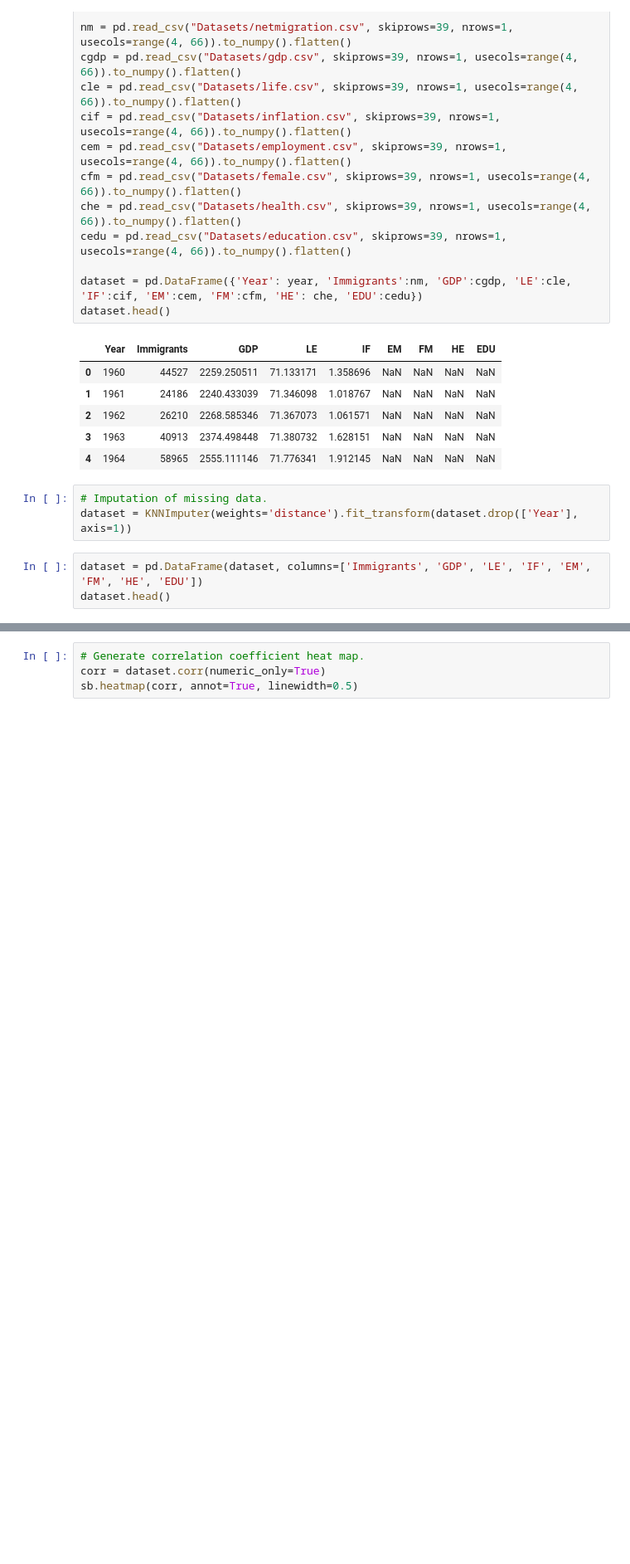
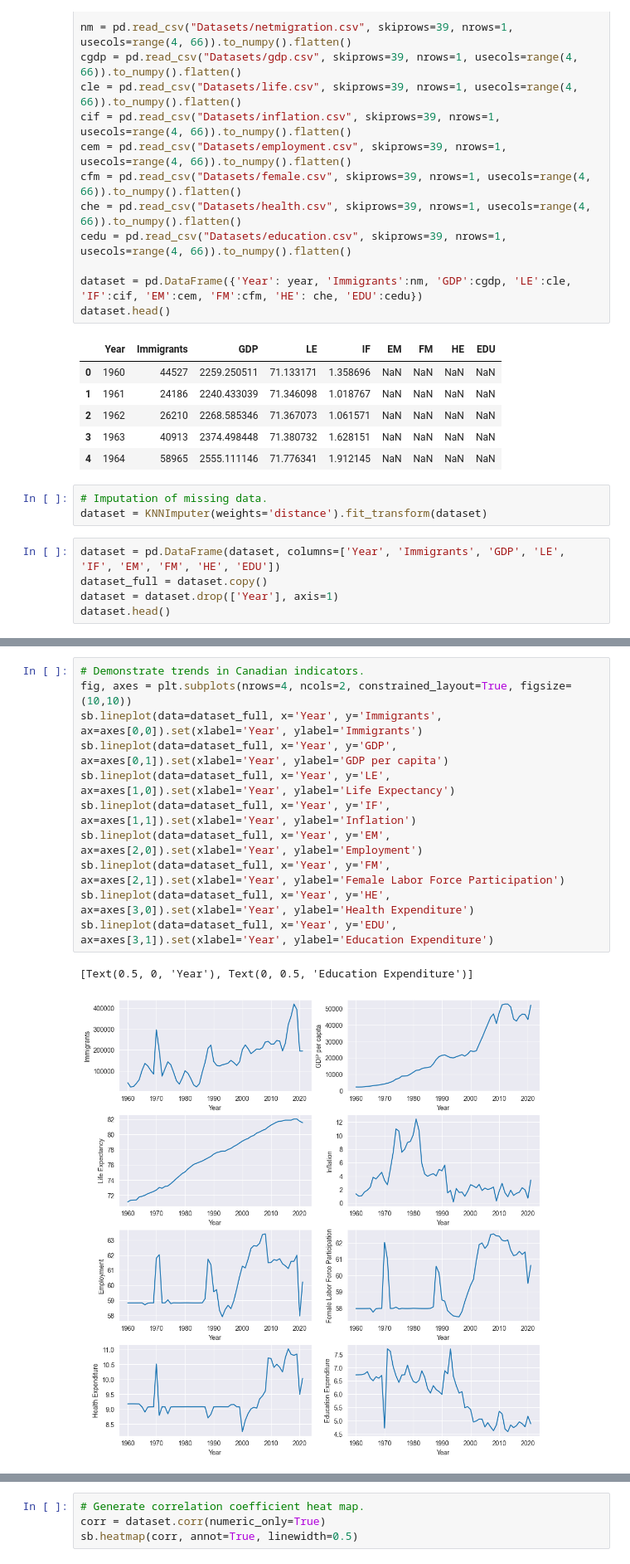
Before and after one commit to Hongwei-Z/CanadianImmigrationStudy, a Jupyter notebook: Experiment_2.ipynb, the cells around one changed output, grey strips where cells are left out. Shown at 83% size. Drawn from its saved outputs; the diff is of its cells as text; blank space fills up the shorter version.

```diff
--- a/Experiment_2.ipynb
+++ b/Experiment_2.ipynb
@@ -39,9 +39,11 @@ dataset.head()
 | 4 | 1964 | 58965 | 2555.111146 | 71.776341 | 1.912145 | NaN | NaN | NaN | NaN |
 # %%
 # Imputation of missing data.
-dataset = KNNImputer(weights='distance').fit_transform(dataset.drop(['Year'], axis=1))
+dataset = KNNImputer(weights='distance').fit_transform(dataset)
 # %%
-dataset = pd.DataFrame(dataset, columns=['Immigrants', 'GDP', 'LE', 'IF', 'EM', 'FM', 'HE', 'EDU'])
+dataset = pd.DataFrame(dataset, columns=['Year', 'Immigrants', 'GDP', 'LE', 'IF', 'EM', 'FM', 'HE', 'EDU'])
+dataset_full = dataset.copy()
+dataset = dataset.drop(['Year'], axis=1)
 dataset.head()
 # %% [output]
 |  | Immigrants | GDP | LE | IF | EM | FM | HE | EDU |
@@ -63,2 +65,16 @@ dataset.describe()
 | 75% | 207339.750000 | 39473.672523 | 80.306098 | 4.510196 | 61.572499 | 61.287499 | 9.419279 | 6.712986 |
 | max | 417974.000000 | 52669.089963 | 82.048780 | 12.471612 | 63.411999 | 62.550999 | 11.022961 | 7.710190 |
+# %%
+# Demonstrate trends in Canadian indicators.
+fig, axes = plt.subplots(nrows=4, ncols=2, constrained_layout=True, figsize=(10,10))
+sb.lineplot(data=dataset_full, x='Year', y='Immigrants', ax=axes[0,0]).set(xlabel='Year', ylabel='Immigrants')
+sb.lineplot(data=dataset_full, x='Year', y='GDP', ax=axes[0,1]).set(xlabel='Year', ylabel='GDP per capita')
+sb.lineplot(data=dataset_full, x='Year', y='LE', ax=axes[1,0]).set(xlabel='Year', ylabel='Life Expectancy')
+sb.lineplot(data=dataset_full, x='Year', y='IF', ax=axes[1,1]).set(xlabel='Year', ylabel='Inflation')
+sb.lineplot(data=dataset_full, x='Year', y='EM', ax=axes[2,0]).set(xlabel='Year', ylabel='Employment')
+sb.lineplot(data=dataset_full, x='Year', y='FM', ax=axes[2,1]).set(xlabel='Year', ylabel='Female Labor Force Participation')
+sb.lineplot(data=dataset_full, x='Year', y='HE', ax=axes[3,0]).set(xlabel='Year', ylabel='Health Expenditure')
+sb.lineplot(data=dataset_full, x='Year', y='EDU', ax=axes[3,1]).set(xlabel='Year', ylabel='Education Expenditure')
+# %% [output]
+[Text(0.5, 0, 'Year'), Text(0, 0.5, 'Education Expenditure')]
+[figure, added]
```
Also changed, not shown: parts of 5 cells of this notebook.
